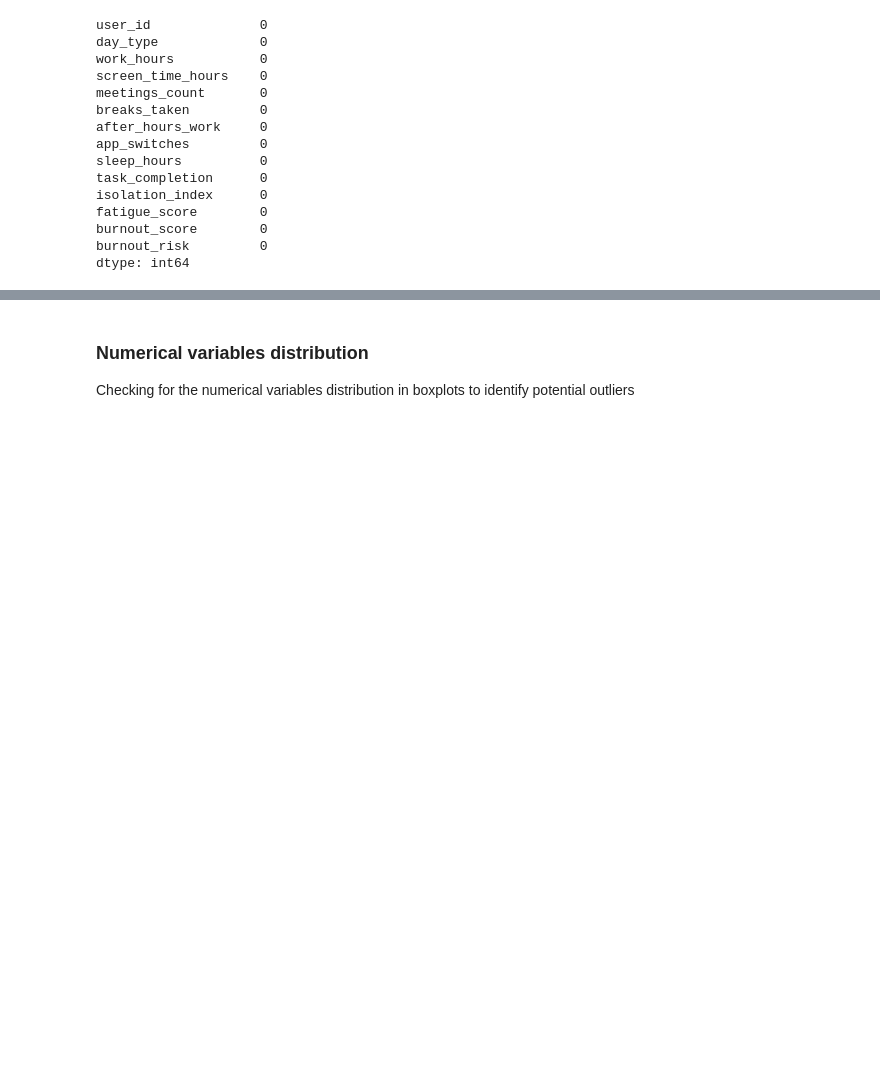
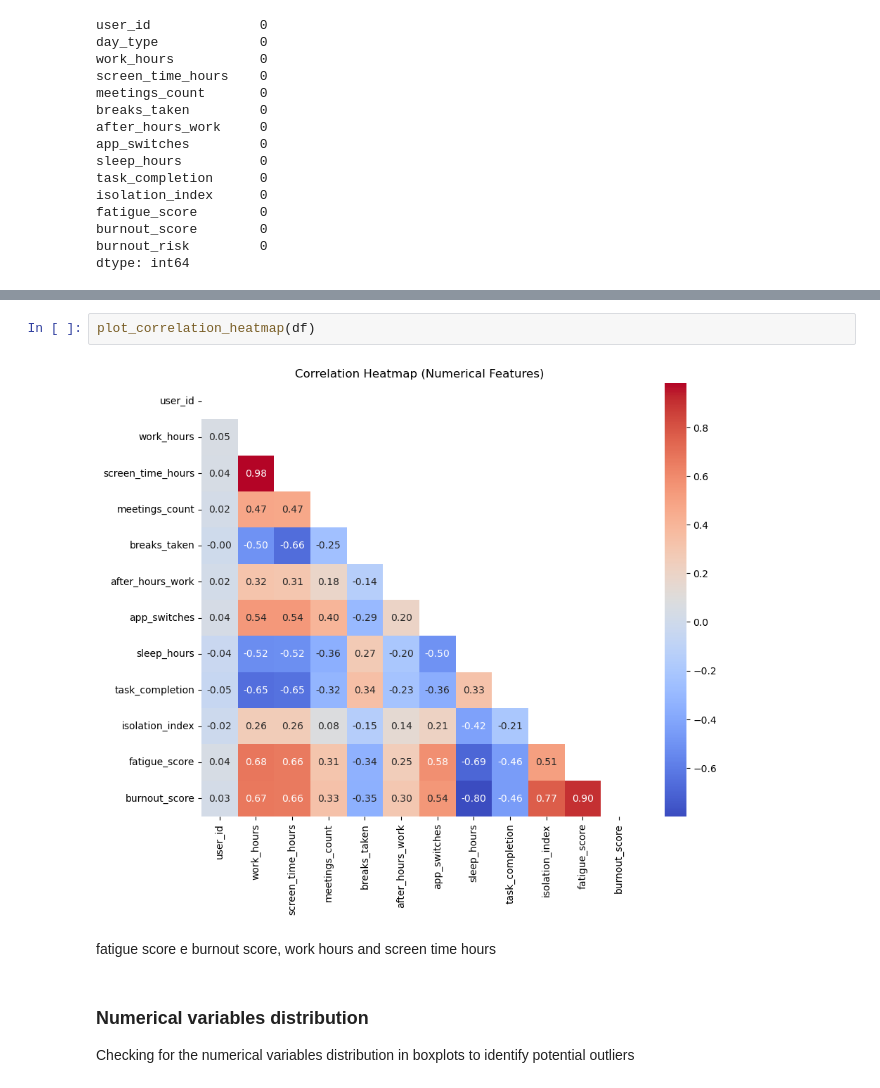
Before and after one commit to lucasvcasimiro-byte/Sleep_vs_Burnout_analysis_ml, a Jupyter notebook: EDA.ipynb, the cells around one changed output, grey strips where cells are left out. Cells and saved outputs as stored; diff of their text form; blank space fills up the shorter version.

```diff
--- a/EDA.ipynb
+++ b/EDA.ipynb
@@ -85,3 +223,9 @@ dtype: int64
+# %%
+plot_correlation_heatmap(df)
+# %% [output]
+[figure, added]
+# %% [markdown]
+fatigue score e burnout score, work hours and screen time hours
 # %% [markdown]
 ### Numerical variables distribution
 
```
Also changed, not shown: parts of 15 cells of this notebook, 1 other file.
